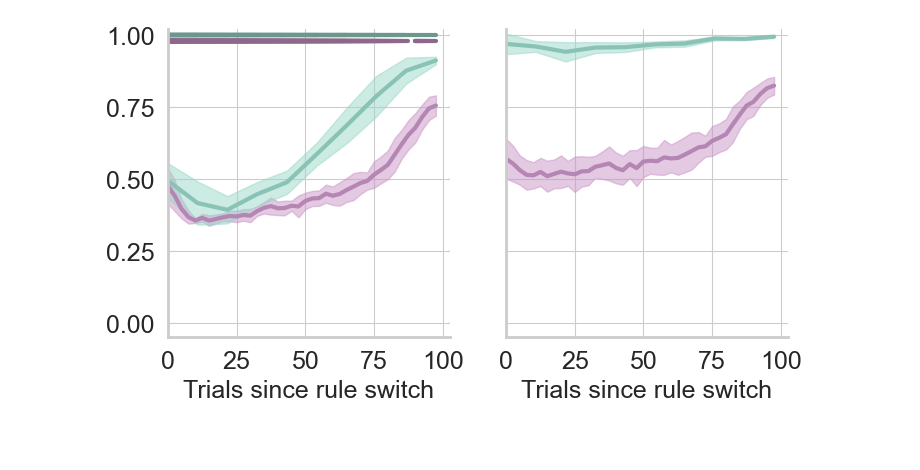
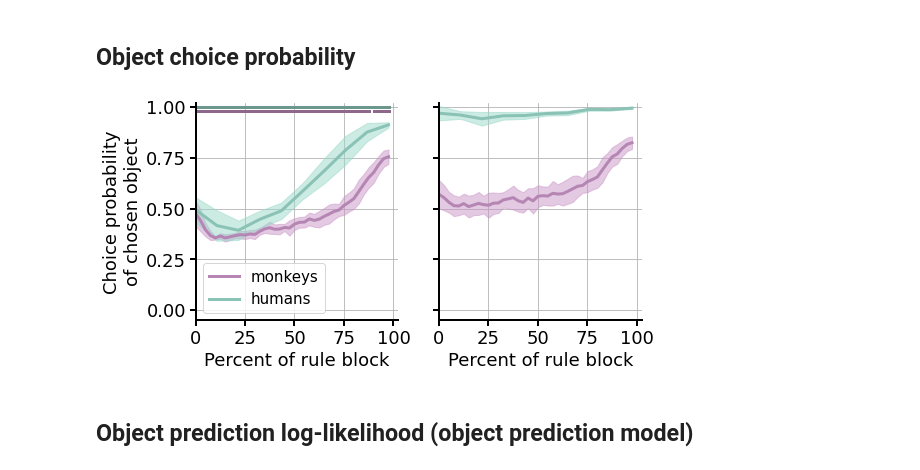
Before and after one commit to vgoudar/WCST_behavioral_model_and_analysis, a Jupyter notebook: Fig2.ipynb, the cells around one changed output. Cells and saved outputs as stored; diff of their text form; code cells hidden in the pictures; blank space fills up the shorter version.

Commit message:
Figure updates

```diff
--- a/Fig2.ipynb
+++ b/Fig2.ipynb
@@ -154,14 +154,15 @@ for spInd in range(4): # Monkeys and 2 human datasets
 # %%
 
-# define color map
+# define color map for states
 color_map = {0: np.array([215,48,39]),
              1: np.array([252,141,89]),
-             2: np.array([166,206,227]), #224,243,248
-             3: np.array([66,146,198])} #116,173,209
+             2: np.array([166,206,227]),
+             3: np.array([66,146,198])}
 
 fig, ax = plt.subplots(ncols=1,nrows=3,figsize=(4*2*5,4*2*3))
 
 for spInd in range(3): # Monkeys, first human dataset and WSLS Agent
+    ####### Plot States #######
     if spInd == 0: #monkey
         sp_dInd = 0
         dd = data0[sp_dInd]['superBlocksData']['viterbi'][4][:,:300]
@@ -184,10 +185,11 @@ for spInd in range(3): # Monkeys, first human dataset and WSLS Agent
 
     ax[spInd].imshow(data_3d,extent=[0,300,0,12], aspect=10)
 
+    ####### Plot Indicator boxes #######
     cRule = data0[sp_dInd]['superBlocksData']['rule'][4][0]
     st = 0
     ln = 1
-    if spInd == 2: # WSLS Agent
+    if spInd == 2: # WSLS Agent, second box type
         fd = featData[4][:300]
         cRule2 = fd[0]
         st2 = 0
@@ -213,14 +215,16 @@ for spInd in range(3): # Monkeys, first human dataset and WSLS Agent
                 cRule2 = fd[i]
 
 
+    # Prettify
     ax[spInd].plot([0, 300],[8,8],linewidth=4,color='#6a3d9a')
     ax[spInd].plot([0, 300],[4,4],linewidth=4,color='#6a3d9a')
-    ax[spInd].tick_params(axis='both',direction='out',width=2, length=12)
+    ax[spInd].tick_params(axis='both',direction='out',labelsize= 15, width=2, length=12)
     # ax.tick_params(axis='x',length=5,labelsize=18)
     # change all spines
     for axis in ['top','bottom','left','right']:
         ax[spInd].spines[axis].set_linewidth(2)
 
+    ax[spInd].spines['left'].set_visible(False)
     ax[spInd].spines['right'].set_visible(False)
     ax[spInd].spines['top'].set_visible(False)
 
@@ -229,7 +233,9 @@ for spInd in range(3): # Monkeys, first human dataset and WSLS Agent
     ax[spInd].get_yaxis().set_visible(False)
     # plt.savefig('exampleMonkeyStates.eps', format='eps')
     if spInd < 2:
-        ax[spInd].set_title(species[spInd])
+        ax[spInd].set_title(speciesName[spInd],fontsize=20)
     else:
-        ax[spInd].set_title(species[3])
+        ax[spInd].set_title(speciesName[3],fontsize=20)
+
+# plt.savefig('figures/fig2/exampleStates.eps', format='eps')
 # %% [output]
@@ -323,10 +331,11 @@ No handles with labels found to put in legend.
+# %% [markdown]
+## Object choice probability
 # %%
-
 fig, ax = plt.subplots(ncols=2,nrows=1,figsize=(4*2,4), sharey=True)
 speciesColor = np.array([[201,148,199],[153,216,201]])/255
 
-for pType in range(2):
-    for spInd in range(2):
+for pType in range(2): # type of feature choice statistic used
+    for spInd in range(2): # species type
         if spInd == 0: # Monkeys
             probabilityPredS = probabilityPredM[:,:,pType]
             xSpecies = np.arange(40)
@@ -336,14 +345,17 @@ for pType in range(2):
             xSpecies = np.arange(0,40,4.333333)
             sigS = sigH
 
+        # plot mean probabilities (across subojects)
         meanSpecies = np.mean(probabilityPredS,axis=1)
         stdSpecies = np.std(probabilityPredS,axis=1)
 
+        # plot std-devs
         loSpecies = meanSpecies-stdSpecies
         hiSpecies = meanSpecies+stdSpecies
-        ax[pType].plot(xSpecies,meanSpecies,linewidth=3,color=speciesColor[spInd]*0.9)
+        ax[pType].plot(xSpecies,meanSpecies,linewidth=3,color=speciesColor[spInd]*0.9, label=species[spInd])
         ax[pType].fill_between(xSpecies,loSpecies,hiSpecies,color=speciesColor[spInd],alpha=0.5)
 
+        # Plot significance test results
         if pType == 0:
             ic = -1
             start = -1
@@ -354,41 +366,44 @@ for pType in range(2):
                         start = i
                 else:
                     if start > -1:
                         ax[pType].plot([start, i],[0.98+0.02*spInd,0.98+0.02*spInd],'-',linewidth=3,color=speciesColor[spInd]*0.7)
                         start = -1
 
                 if start > -1:
                     ax[pType].plot([start, i],[0.98+0.02*spInd,0.98+0.02*spInd],'-',linewidth=3,color=speciesColor[spInd]*0.7)
 
     #######################
 
-    # ax.set_title(subjectNames[idx],fontsize=15,y=1.05)
+    # Prettify
     ax[pType].set_xticks([0,10,20,30,40])
     ax[pType].set_yticks([0,0.25,0.5,0.75,1])
     ax[pType].set_xticklabels([0,25,50,75,100])
     ax[pType].set_ylim([-0.05,1.02])
 
     ax[pType].set_xlim([0,41])
-    ax[pType].set_xlabel('Trials since rule switch',fontsize=18)
+    ax[pType].set_xlabel('Percent of rule block',fontsize=18)
+
+    if pType == 0:
+        ax[pType].set_ylabel('Choice probability\nof chosen object',fontsize=18)
+        ax[pType].legend(fontsize=15)
 
     ax[pType].tick_params(axis='both',labelsize= 18,direction='out',width=2, length=6)
     # change all spines
     for axis in ['top','bottom','left','right']:
         ax[pType].spines[axis].set_linewidth(2)
 
     ax[pType].spines['right'].set_visible(False)
     ax[pType].spines['top'].set_visible(False)
 
     ax[pType].set_axisbelow(True)
-    # ax[pType].grid(which='major', axis='both')
+    ax[pType].grid(which='major', axis='both')
 
 
-
-# plt.subplots_adjust(wspace=0.4,
-#                 hspace=0.0)
-# plt.savefig('objPred.eps', format='eps')
+# plt.savefig('figures/fig2/objPredProb.eps', format='eps')
 # %% [output]
-[figure, old version]
+[figure, new version]
+# %% [markdown]
+## Object prediction log-likelihood (object prediction model)
 # %%
 vpWidth = 0.35
 
```
Also changed, not shown: parts of 12 cells of this notebook, 6 other files.
